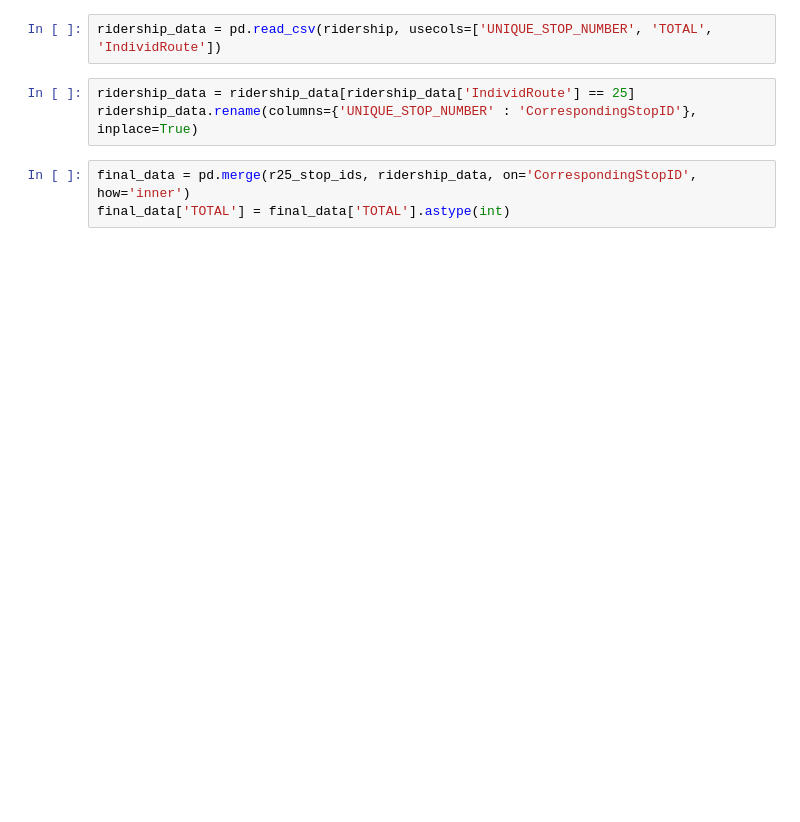
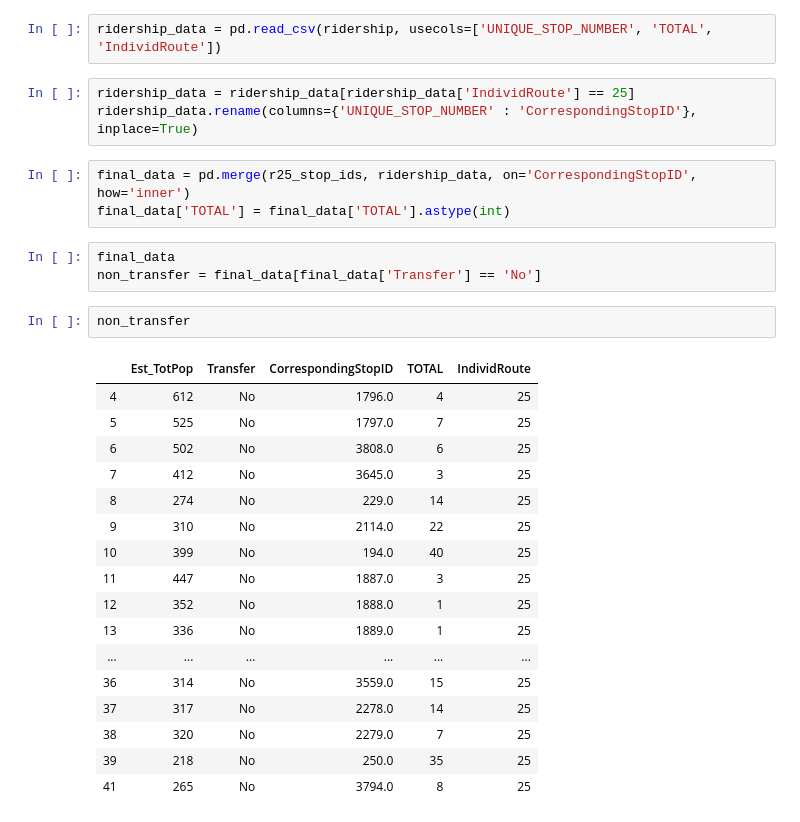
Before and after one commit to joy-kitson/bus-routes, a Jupyter notebook: src/util_v_pop_plot.ipynb, the cells around one changed output. Cells and saved outputs as stored; diff of their text form; blank space fills up the shorter version.

```diff
--- a/src/util_v_pop_plot.ipynb
+++ b/src/util_v_pop_plot.ipynb
@@ -17,4 +17,27 @@ ridership_data.rename(columns={'UNIQUE_STOP_NUMBER' : 'CorrespondingStopID'}, in
 # %%
 final_data = pd.merge(r25_stop_ids, ridership_data, on='CorrespondingStopID', how='inner')
 final_data['TOTAL'] = final_data['TOTAL'].astype(int)
+# %%
+final_data
+non_transfer = final_data[final_data['Transfer'] == 'No']
+# %%
+non_transfer
+# %% [output]
+|  | Est_TotPop | Transfer | CorrespondingStopID | TOTAL | IndividRoute |
+| 4 | 612 | No | 1796.0 | 4 | 25 |
+| 5 | 525 | No | 1797.0 | 7 | 25 |
+| 6 | 502 | No | 3808.0 | 6 | 25 |
+| 7 | 412 | No | 3645.0 | 3 | 25 |
+| 8 | 274 | No | 229.0 | 14 | 25 |
+| 9 | 310 | No | 2114.0 | 22 | 25 |
+| 10 | 399 | No | 194.0 | 40 | 25 |
+| 11 | 447 | No | 1887.0 | 3 | 25 |
+| 12 | 352 | No | 1888.0 | 1 | 25 |
+| 13 | 336 | No | 1889.0 | 1 | 25 |
+| ... | ... | ... | ... | ... | ... |
+| 36 | 314 | No | 3559.0 | 15 | 25 |
+| 37 | 317 | No | 2278.0 | 14 | 25 |
+| 38 | 320 | No | 2279.0 | 7 | 25 |
+| 39 | 218 | No | 250.0 | 35 | 25 |
+| 41 | 265 | No | 3794.0 | 8 | 25 |
 # %%
```
Also changed, not shown: parts of 4 cells of this notebook, 2 other files.
